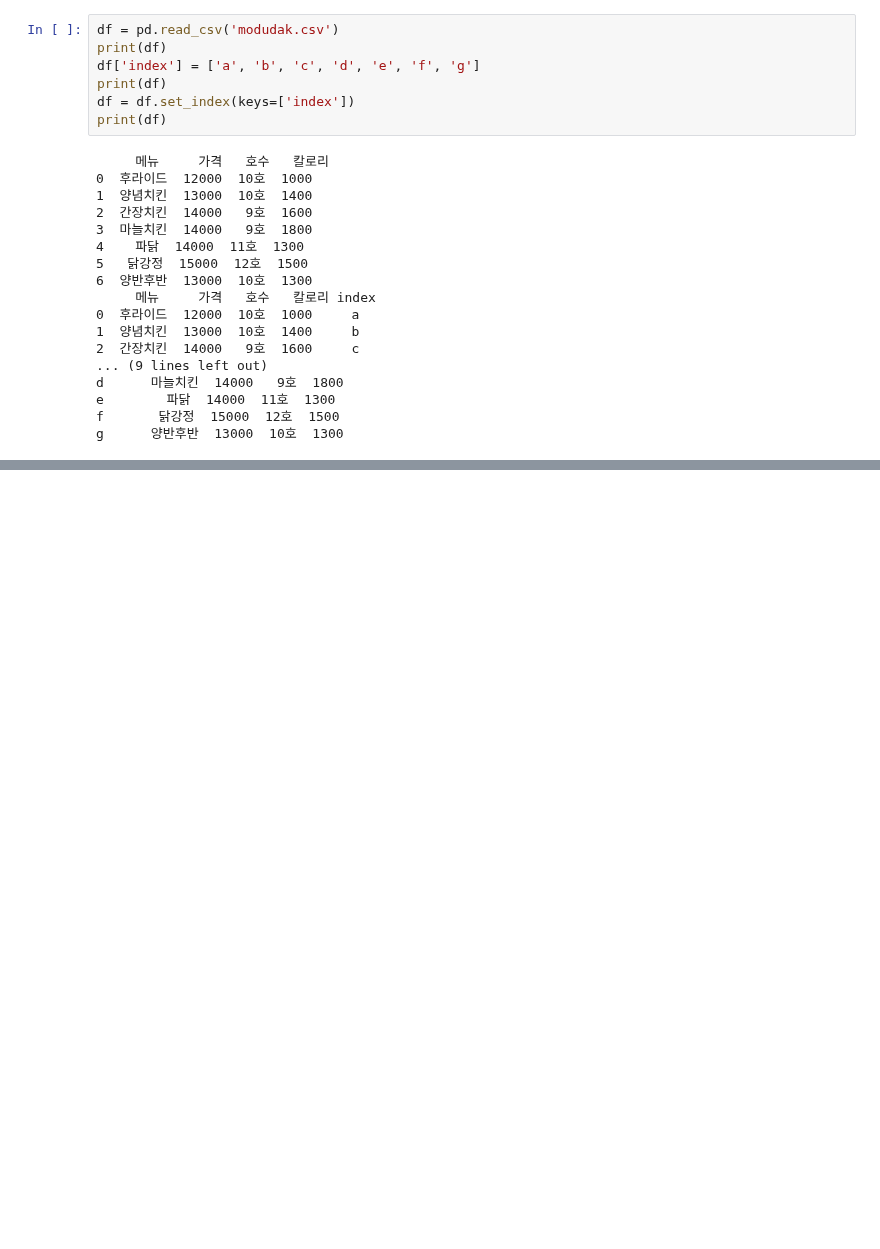
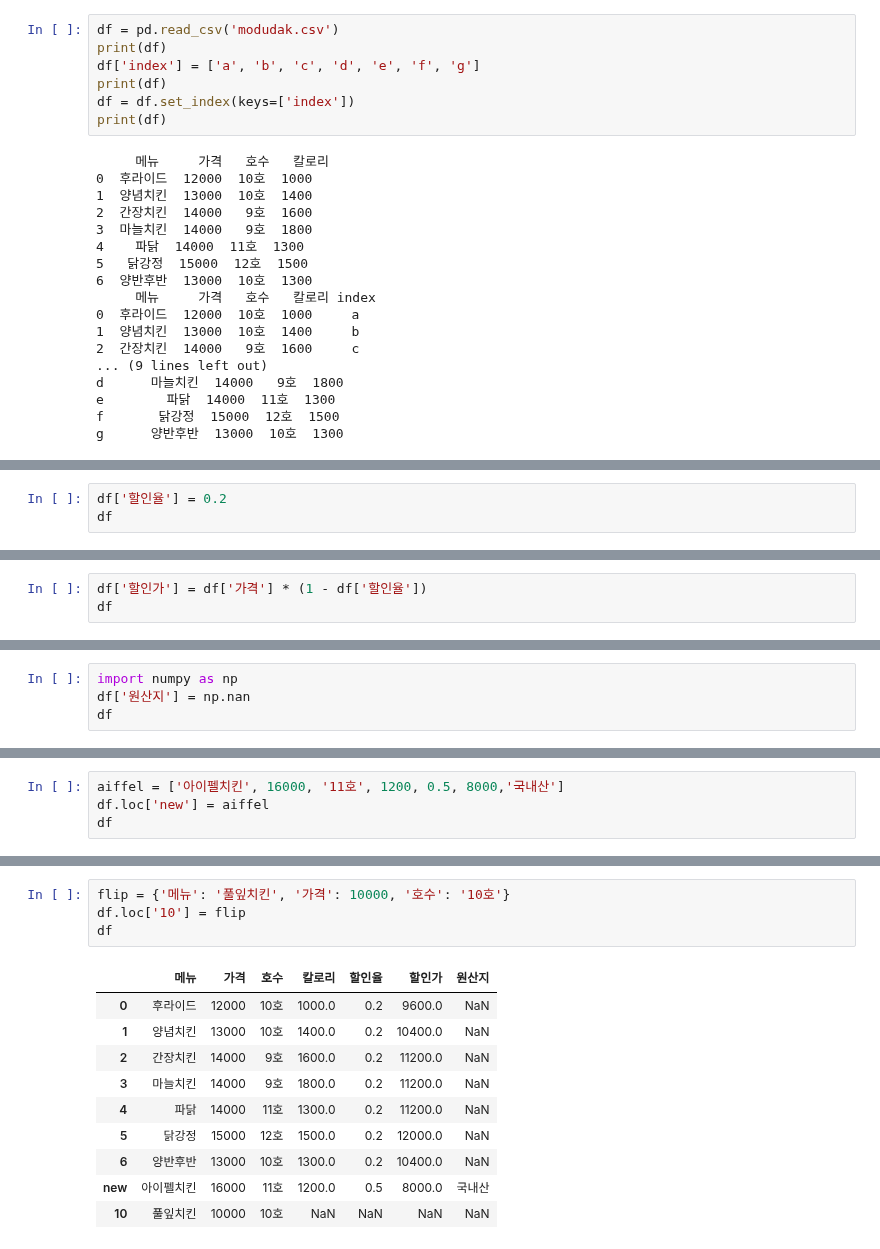
Before and after one commit to lys678/AIFFEL_Online_Quest, a Jupyter notebook: ML_With_Python/머신러닝_기초_노드2_판다스.ipynb, the cells around one changed output, grey strips where cells are left out. Saved outputs shown, nothing was run; the diff lists cells and outputs as text; blank space fills up the shorter version.

```diff
--- a/ML_With_Python/머신러닝_기초_노드2_판다스.ipynb
+++ b/ML_With_Python/머신러닝_기초_노드2_판다스.ipynb
@@ -195,0 +416,3 @@ g      양반후반  13000  10호  1300
+# %%
+df['할인율'] = 0.2
+df
@@ -195,0 +428,3 @@ g      양반후반  13000  10호  1300
+# %%
+df['할인가'] = df['가격'] * (1 - df['할인율'])
+df
@@ -195,0 +440,4 @@ g      양반후반  13000  10호  1300
+# %%
+import numpy as np
+df['원산지'] = np.nan
+df
@@ -195,0 +453,4 @@ g      양반후반  13000  10호  1300
+# %%
+aiffel = ['아이펠치킨', 16000, '11호', 1200, 0.5, 8000,'국내산']
+df.loc['new'] = aiffel
+df
@@ -195,0 +467,15 @@ g      양반후반  13000  10호  1300
+# %%
+flip = {'메뉴': '풀잎치킨', '가격': 10000, '호수': '10호'}
+df.loc['10'] = flip
+df
+# %% [output]
+|  | 메뉴 | 가격 | 호수 | 칼로리 | 할인율 | 할인가 | 원산지 |
+| 0 | 후라이드 | 12000 | 10호 | 1000.0 | 0.2 | 9600.0 | NaN |
+| 1 | 양념치킨 | 13000 | 10호 | 1400.0 | 0.2 | 10400.0 | NaN |
+| 2 | 간장치킨 | 14000 | 9호 | 1600.0 | 0.2 | 11200.0 | NaN |
+| 3 | 마늘치킨 | 14000 | 9호 | 1800.0 | 0.2 | 11200.0 | NaN |
+| 4 | 파닭 | 14000 | 11호 | 1300.0 | 0.2 | 11200.0 | NaN |
+| 5 | 닭강정 | 15000 | 12호 | 1500.0 | 0.2 | 12000.0 | NaN |
+| 6 | 양반후반 | 13000 | 10호 | 1300.0 | 0.2 | 10400.0 | NaN |
+| new | 아이펠치킨 | 16000 | 11호 | 1200.0 | 0.5 | 8000.0 | 국내산 |
+| 10 | 풀잎치킨 | 10000 | 10호 | NaN | NaN | NaN | NaN |
```
Also changed, not shown: parts of 31 cells of this notebook.
